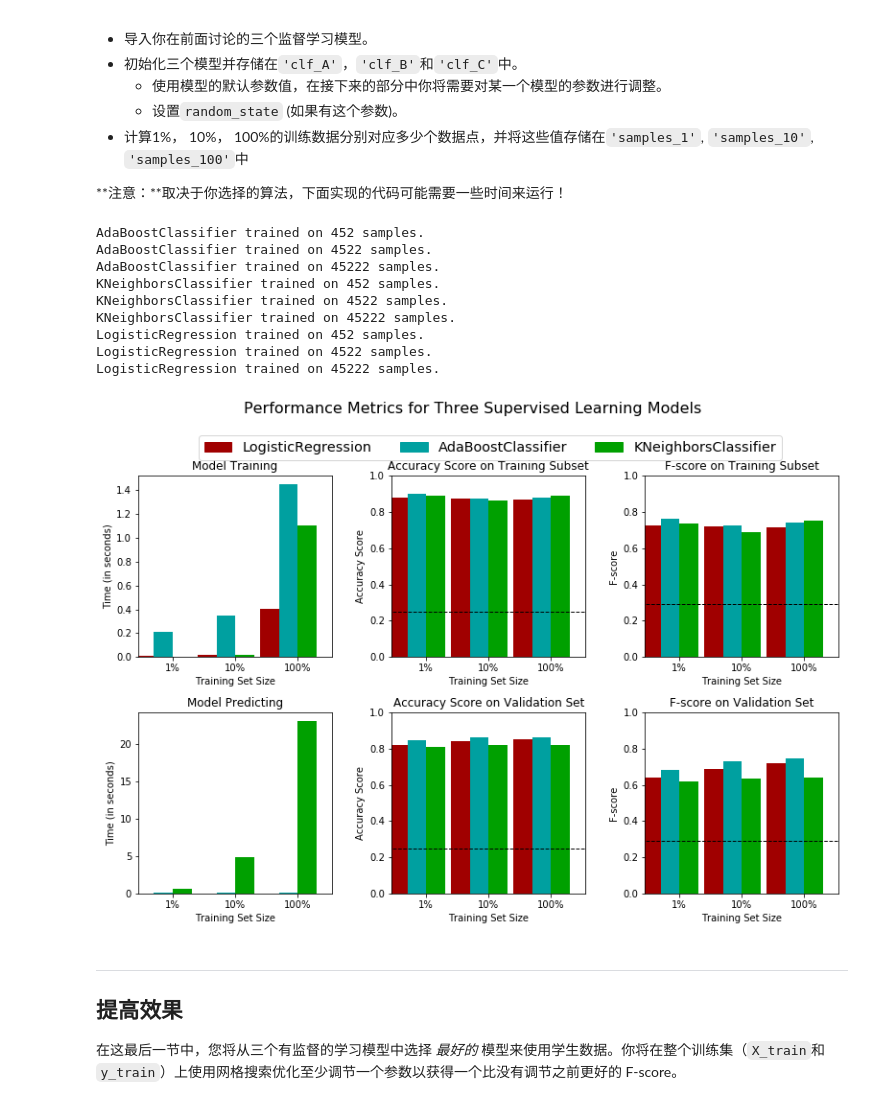
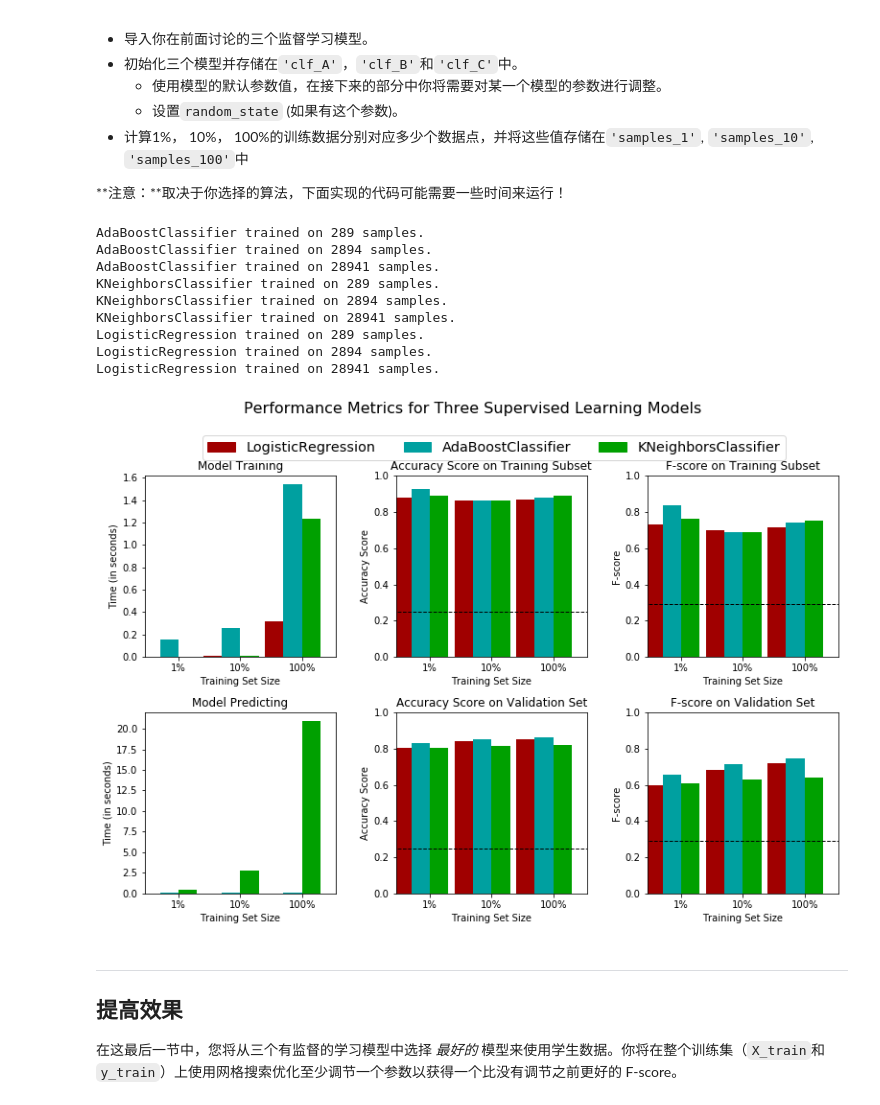
Before and after one commit to MilesGuan/UdaMachineLearning, a Jupyter notebook: finding_donors/finding_donors.ipynb, the cells around one changed output. Drawn from its saved outputs; the diff is of its cells as text; code cells hidden in the pictures.

```diff
--- a/finding_donors/finding_donors.ipynb
+++ b/finding_donors/finding_donors.ipynb
@@ -154,11 +154,7 @@ display(features_raw.head(n = 1))
 features = pd.get_dummies(features_raw)
 
 # TODO：将'income_raw'编码成数字值
-income = []
-for value in income_raw:
-    income.append( 1 if value == ">50K" else 0)
-income = pd.Series(income)
-
+income = income_raw.apply(lambda x: int(x==">50K"))
 # 打印经过独热编码之后的特征数量
 encoded = list(features.columns)
 print "{} total features after one-hot encoding.".format(len(encoded))
@@ -212,9 +208,12 @@ $$ F_{\beta} = (1 + \beta^2) \cdot \frac{precision \cdot recall}{\left( \beta^2
 *如果我们选择一个无论什么情况都预测被调查者年收入大于 \$50,000 的模型，那么这个模型在**验证集上**的准确率，查准率，查全率和 F-score是多少？*
 # %%
 #不能使用scikit-learn，你需要根据公式自己实现相关计算。
-
+val_greater_50k = 0
+for y in y_val:
+    if y == 1:
+        val_greater_50k = val_greater_50k + 1
 #TODO： 计算准确率
-accuracy = float(n_greater_50k)/n_records
+accuracy = float(val_greater_50k)/len(y_val)
 
 # TODO： 计算查准率 Precision
 precision = accuracy
@@ -422,46 +421,47 @@ def train_predict(learner, sample_size, X_train, y_train, X_val, y_val):
 # %%
 # TODO：从sklearn中导入三个监督学习模型
 from sklearn.linear_model import LogisticRegression
 from sklearn.tree import DecisionTreeClassifier
 from sklearn.neighbors import KNeighborsClassifier
 from sklearn.svm import SVC
 from sklearn.ensemble import GradientBoostingClassifier
 from sklearn.neural_network import MLPClassifier
 from sklearn.ensemble import AdaBoostClassifier
 from sklearn.ensemble import RandomForestClassifier
 from sklearn.naive_bayes import GaussianNB
 
 # TODO：初始化三个模型
-clf_A = AdaBoostClassifier()
+clf_A = AdaBoostClassifier(random_state=10)
 clf_B = KNeighborsClassifier()
-clf_C = LogisticRegression()
+clf_C = LogisticRegression(random_state=10)
 
 # TODO：计算1%， 10%， 100%的训练数据分别对应多少点
-samples_1 = int(n_records * 0.01)
-samples_10 = int(n_records * 0.1)
-samples_100 = int(n_records)
+train_len = len(X_train)
+samples_1 = int(train_len * 0.01)
+samples_10 = int(train_len * 0.1)
+samples_100 = int(train_len)
 
 # 收集学习器的结果
 results = {}
 for clf in [clf_A, clf_B, clf_C]:
     clf_name = clf.__class__.__name__
     results[clf_name] = {}
     for i, samples in enumerate([samples_1, samples_10, samples_100]):
         results[clf_name][i] = train_predict(clf, samples, X_train, y_train, X_val, y_val)
 
 # 对选择的三个模型得到的评价结果进行可视化
 vs.evaluate(results, accuracy, fscore)
 # %% [output]
-AdaBoostClassifier trained on 452 samples.
-AdaBoostClassifier trained on 4522 samples.
-AdaBoostClassifier trained on 45222 samples.
-KNeighborsClassifier trained on 452 samples.
-KNeighborsClassifier trained on 4522 samples.
-KNeighborsClassifier trained on 45222 samples.
-LogisticRegression trained on 452 samples.
-LogisticRegression trained on 4522 samples.
-LogisticRegression trained on 45222 samples.
+AdaBoostClassifier trained on 289 samples.
+AdaBoostClassifier trained on 2894 samples.
+AdaBoostClassifier trained on 28941 samples.
+KNeighborsClassifier trained on 289 samples.
+KNeighborsClassifier trained on 2894 samples.
+KNeighborsClassifier trained on 28941 samples.
+LogisticRegression trained on 289 samples.
+LogisticRegression trained on 2894 samples.
+LogisticRegression trained on 28941 samples.
-[figure, old version]
+[figure, new version]
 # %% [markdown]
 ----
 ## 提高效果
```
Also changed, not shown: parts of 4 cells of this notebook, 1 other file.
